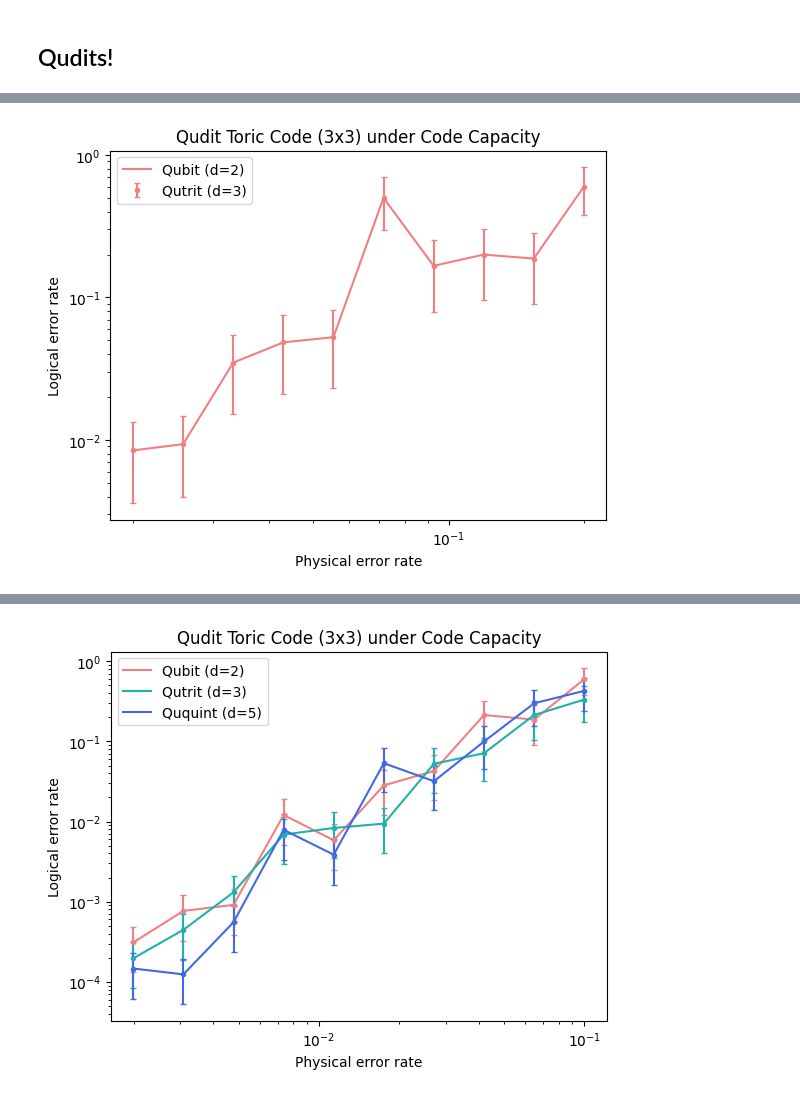
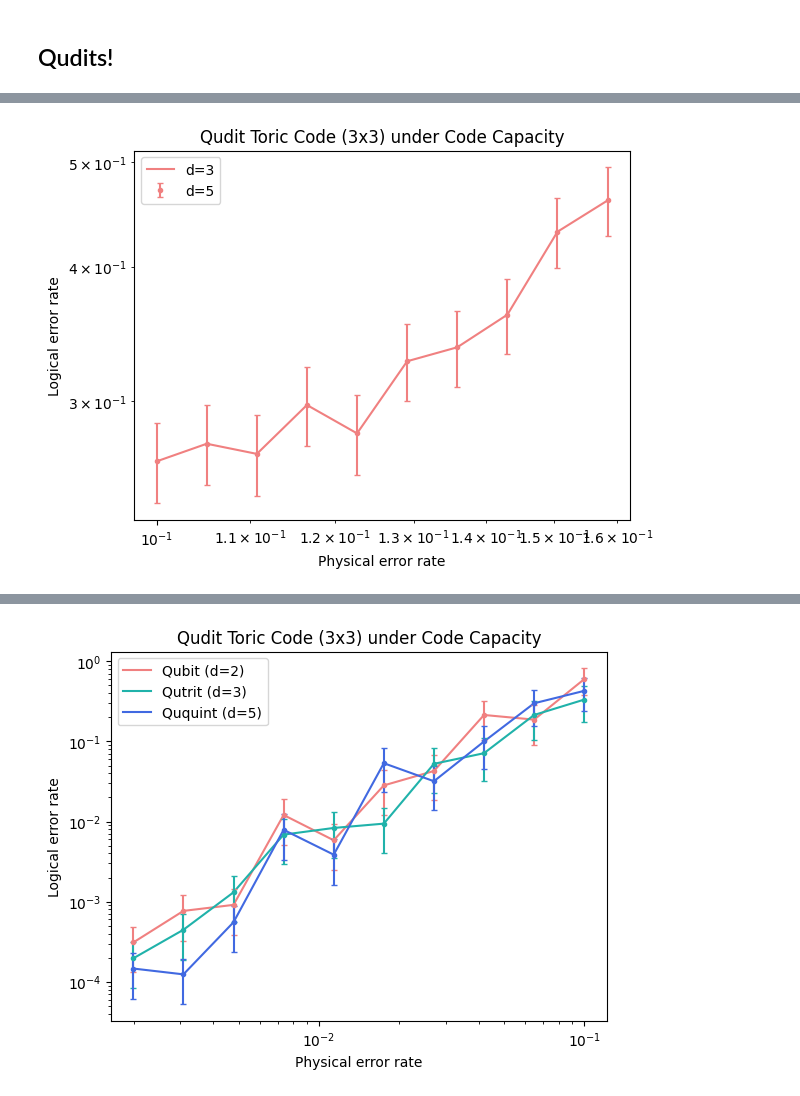
Before and after one commit to e-kneip/bbqudit, a Jupyter notebook: bbq/last_one_i_swear.ipynb, the cells around one changed output, grey strips where cells are left out. Cells and saved outputs as stored; diff of their text form; code cells hidden in the pictures.

```diff
--- a/bbq/last_one_i_swear.ipynb
+++ b/bbq/last_one_i_swear.ipynb
@@ -85,8 +88,9 @@ l5 = bb5.x_logicals
 
 max_iter = 1000
 num_failures = 3
-# physical_error = np.logspace(-2.7, -1, 10)
-physical_error = np.logspace(-1.7, -0.7, 10)
+long_physical_error = np.logspace(-2.7, -1, 10)
+physical_error = np.flip(np.logspace(-1.7, -0.7, 10))
+ext_physical_error = np.flip(np.logspace(-1, -0.8, 10))
 # %%
 def process_results(results, num_failures):
     plot_results = {}
@@ -132,23 +146,25 @@ full_results_27 = simulate(2, h27, l27, max_iter, num_failures, physical_error[0
 # %%
-#results = {3 : full_results_2}
-results = {3 : full_results_2, 5 : full_results_25}
-#results = {3 : full_results_2, 5 : full_results_25, 7 : full_results_27}
+results = {3: [379, 365, 373, 336, 357, 306, 297, 277, 232, 217],
+           5: [0, 0, 0, 0, 0, 0, 0, 0, 0, 0],
+           7: [0, 0, 0, 0, 0, 0, 0, 0, 0, 0]}
+plot_num_failures = {3: 100,
+                5: 0,
+                7: 0}
 
-x = physical_error
-plot_num_failures = {3 : 3, 5 : 3, 7 : 3}
+x = np.flip(ext_physical_error)
 plot_results, plot_error_bars = process_results(results, plot_num_failures)
 
 plt.loglog(x, plot_results[3], color='lightcoral')
-plt.loglog(x, plot_results[5], color='lightseagreen')
+#plt.loglog(x, plot_results[5], color='lightseagreen')
 #plt.loglog(x, plot_results[7], color='royalblue')
 
 plt.errorbar(x, plot_results[3], yerr=plot_error_bars[3], fmt='.', capsize=2.5, color='lightcoral')
-plt.errorbar(x, plot_results[5], yerr=plot_error_bars[5], fmt='.', capsize=2.5, color='lightseagreen')
+#plt.errorbar(x, plot_results[5], yerr=plot_error_bars[5], fmt='.', capsize=2.5, color='lightseagreen')
 #plt.errorbar(x, plot_results[7], yerr=plot_error_bars[7], fmt='.', capsize=2.5, color='royalblue')
 
 plt.legend(['d=3', 'd=5', 'd=7'])
 plt.xlabel('Physical error rate')
 plt.ylabel('Logical error rate')
 plt.title('Qudit Toric Code (3x3) under Code Capacity');
 # %% [output]
-[figure, old version]
+[figure, new version]
```
Also changed, not shown: parts of 8 cells of this notebook, 4 other files.
